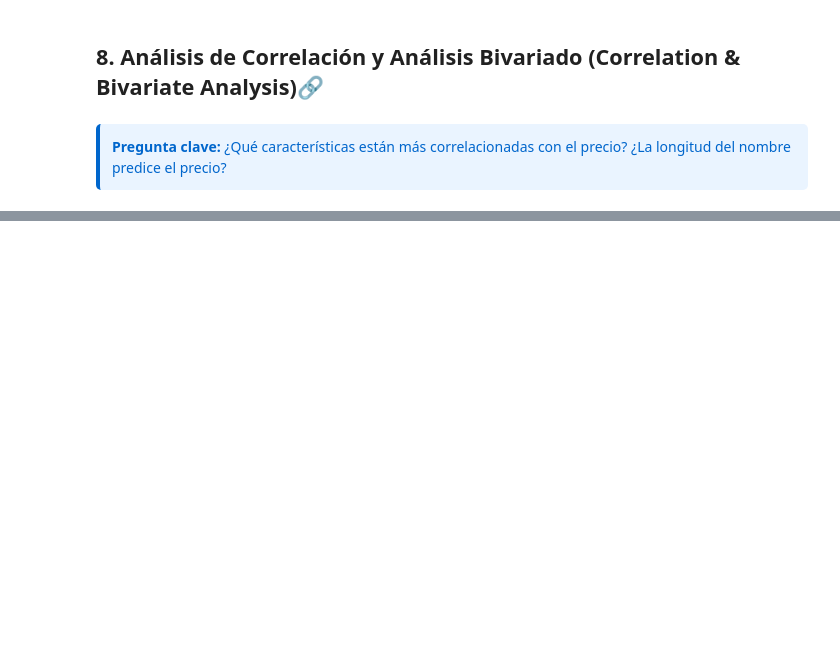
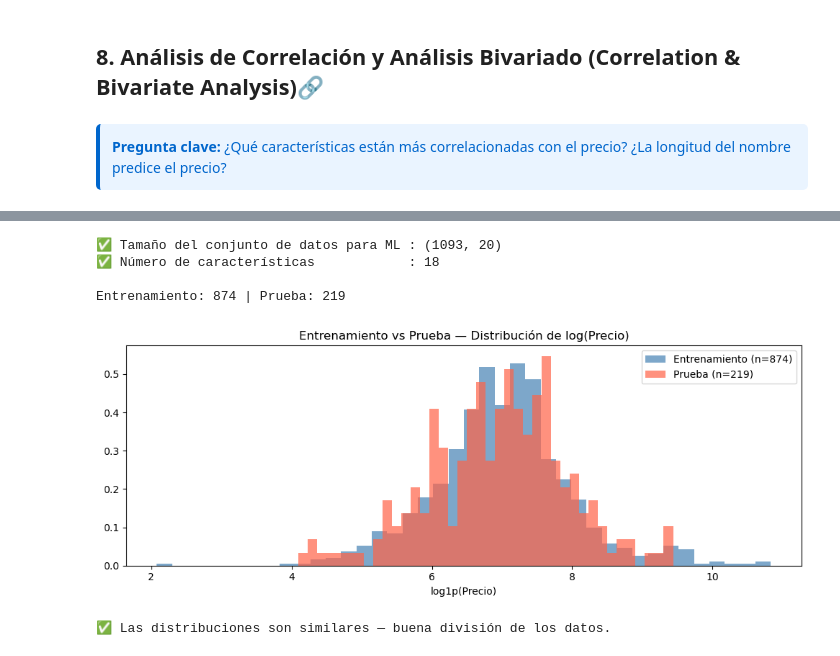
Before and after one commit to Andrea030405/9AIEVND-ADND-Practicas-230379, a Jupyter notebook: Practica04/Practica04.ipynb, the cells around one changed output, grey strips where cells are left out. Saved outputs shown, nothing was run; the diff lists cells and outputs as text; code cells hidden in the pictures; blank space fills up the shorter version.

```diff
--- a/Practica04/Practica04.ipynb
+++ b/Practica04/Practica04.ipynb
@@ -1191,0 +1306,69 @@ plt.show()
+# %%
+# ============================================================
+# SECCIÓN 9 — Planteamiento del Problema de Aprendizaje Automático
+# ============================================================
+
+FEATURE_COLS = [
+    'name_length', 'name_words', 'has_brand', 'has_desc', 'has_specs',
+    'is_book', 'is_kindle', 'is_sports',
+    'is_fiction', 'is_nonfiction', 'is_tech', 'is_cycling',
+    'is_instock', 'is_unavailable', 'is_lowstock',
+    'primary_cat_enc', 'cat1_enc', 'avail_enc',
+]
+
+TARGET = 'log_price'
+
+df_ml = df_priced[FEATURE_COLS + [TARGET, 'price_clean']].dropna().copy()
+
+print(f'✅ Tamaño del conjunto de datos para ML : {df_ml.shape}')
+print(f'✅ Número de características            : {len(FEATURE_COLS)}')
+
+X = df_ml[FEATURE_COLS]
+y = df_ml[TARGET]
+
+X_train, X_test, y_train, y_test = train_test_split(
+    X, y, test_size=0.2, random_state=42
+)
+
+scaler = StandardScaler()
+X_train_s = scaler.fit_transform(X_train)
+X_test_s  = scaler.transform(X_test)
+
+print(f'\nEntrenamiento: {len(X_train):,} | Prueba: {len(X_test):,}')
+
+# Visualizar la división de los datos
+fig, ax = plt.subplots(figsize=(10, 4))
+
+ax.hist(
+    y_train,
+    bins=40,
+    color='steelblue',
+    alpha=0.7,
+    label=f'Entrenamiento (n={len(y_train)})',
+    density=True
+)
+
+ax.hist(
+    y_test,
+    bins=40,
+    color='tomato',
+    alpha=0.7,
+    label=f'Prueba (n={len(y_test)})',
+    density=True
+)
+
+ax.set_title('Entrenamiento vs Prueba — Distribución de log(Precio)')
+ax.set_xlabel('log1p(Precio)')
+ax.legend()
+
+plt.tight_layout()
+plt.show()
+
+print('✅ Las distribuciones son similares — buena división de los datos.')
+# %% [output]
+✅ Tamaño del conjunto de datos para ML : (1093, 20)
+✅ Número de características            : 18
+
+Entrenamiento: 874 | Prueba: 219
+[figure, added]
+✅ Las distribuciones son similares — buena división de los datos.
```
Also changed, not shown: parts of 17 cells of this notebook, 1 other file.
